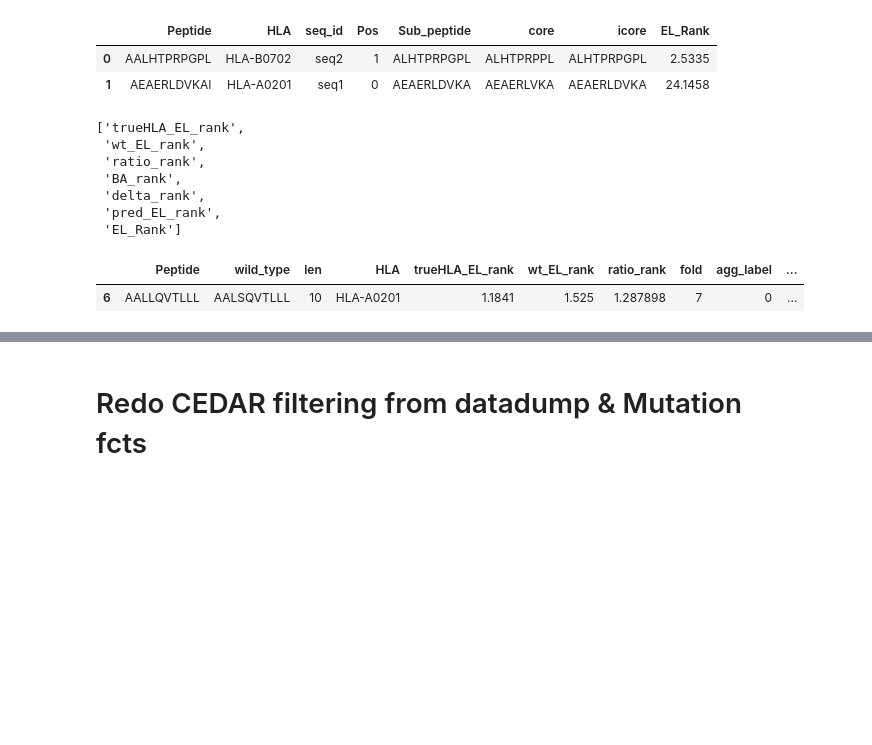
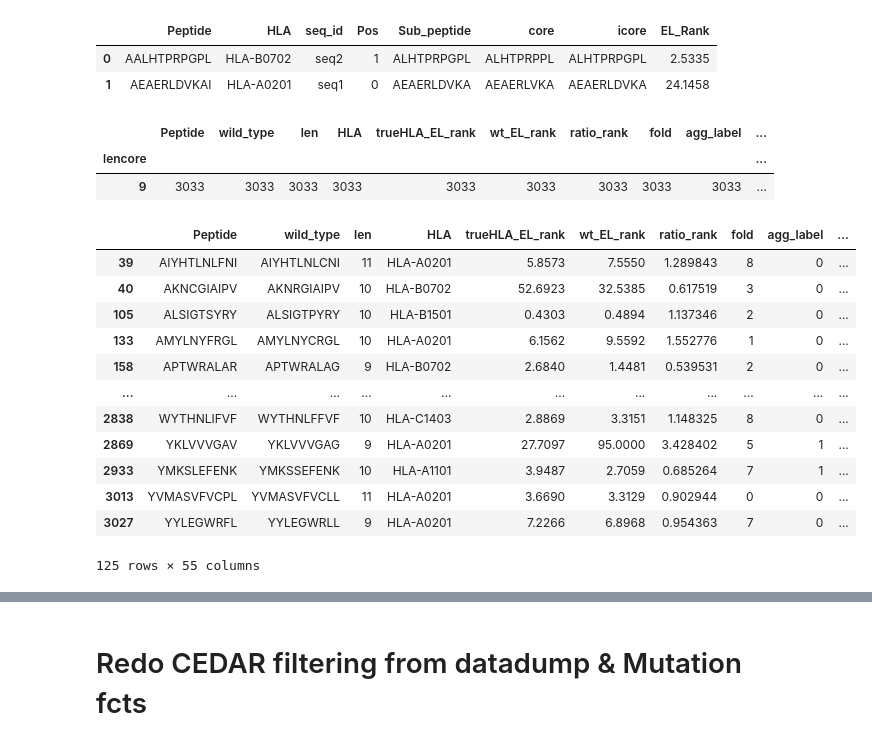
Before and after one commit to richieYT-wan/cedar, a Jupyter notebook: notebook/2210xx_Oct_newdump.ipynb, the cells around one changed output, grey strips where cells are left out. Cells and saved outputs as stored; diff of their text form; code cells hidden in the pictures; blank space fills up the shorter version.

Commit message:
saved new cedar mut stuff

```diff
--- a/notebook/2210xx_Oct_newdump.ipynb
+++ b/notebook/2210xx_Oct_newdump.ipynb
@@ -247,15 +248,0 @@ wt_xls = read_netmhcpan_results('../../netmhcpan/score_shift/output/cedar_relate
-# %%
-[x for x in new_cedar_related.columns if 'rank' in x.lower()]
-# %% [output]
-['trueHLA_EL_rank',
- 'wt_EL_rank',
- 'ratio_rank',
- 'BA_rank',
- 'delta_rank',
- 'pred_EL_rank',
- 'EL_Rank']
-# %%
-new_cedar_related.loc[[6]]
-# %% [output]
-|  | Peptide | wild_type | len | HLA | trueHLA_EL_rank | wt_EL_rank | ratio_rank | fold | agg_label | ... |
-| 6 | AALLQVTLLL | AALSQVTLLL | 10 | HLA-A0201 | 1.1841 | 1.525 | 1.287898 | 7 | 0 | ... |
@@ -261,0 +252,23 @@ new_cedar_related.loc[[6]]
+# %%
+mrg['lencore']=mrg['core_y_mut'].apply(len)
+mrg.groupby('lencore').count()
+# %% [output]
+|  | Peptide | wild_type | len | HLA | trueHLA_EL_rank | wt_EL_rank | ratio_rank | fold | agg_label | ... |
+| lencore |  |  |  |  |  |  |  |  |  | ... |
+| 9 | 3033 | 3033 | 3033 | 3033 | 3033 | 3033 | 3033 | 3033 | 3033 | ... |
+# %%
+mrg.query('core_y_mut.str.contains("-")', engine='python')
+# %% [output]
+|  | Peptide | wild_type | len | HLA | trueHLA_EL_rank | wt_EL_rank | ratio_rank | fold | agg_label | ... |
+| 39 | AIYHTLNLFNI | AIYHTLNLCNI | 11 | HLA-A0201 | 5.8573 | 7.5550 | 1.289843 | 8 | 0 | ... |
+| 40 | AKNCGIAIPV | AKNRGIAIPV | 10 | HLA-B0702 | 52.6923 | 32.5385 | 0.617519 | 3 | 0 | ... |
+| 105 | ALSIGTSYRY | ALSIGTPYRY | 10 | HLA-B1501 | 0.4303 | 0.4894 | 1.137346 | 2 | 0 | ... |
+| 133 | AMYLNYFRGL | AMYLNYCRGL | 10 | HLA-A0201 | 6.1562 | 9.5592 | 1.552776 | 1 | 0 | ... |
+| 158 | APTWRALAR | APTWRALAG | 9 | HLA-B0702 | 2.6840 | 1.4481 | 0.539531 | 2 | 0 | ... |
+| ... | ... | ... | ... | ... | ... | ... | ... | ... | ... | ... |
+| 2838 | WYTHNLIFVF | WYTHNLFFVF | 10 | HLA-C1403 | 2.8869 | 3.3151 | 1.148325 | 8 | 0 | ... |
+| 2869 | YKLVVVGAV | YKLVVVGAG | 9 | HLA-A0201 | 27.7097 | 95.0000 | 3.428402 | 5 | 1 | ... |
+| 2933 | YMKSLEFENK | YMKSSEFENK | 10 | HLA-A1101 | 3.9487 | 2.7059 | 0.685264 | 7 | 1 | ... |
+| 3013 | YVMASVFVCPL | YVMASVFVCLL | 11 | HLA-A0201 | 3.6690 | 3.3129 | 0.902944 | 0 | 0 | ... |
+| 3027 | YYLEGWRFL | YYLEGWRLL | 9 | HLA-A0201 | 7.2266 | 6.8968 | 0.954363 | 7 | 0 | ... |
+125 rows × 55 columns
```
Also changed, not shown: parts of 4 cells of this notebook, 2 other files.
